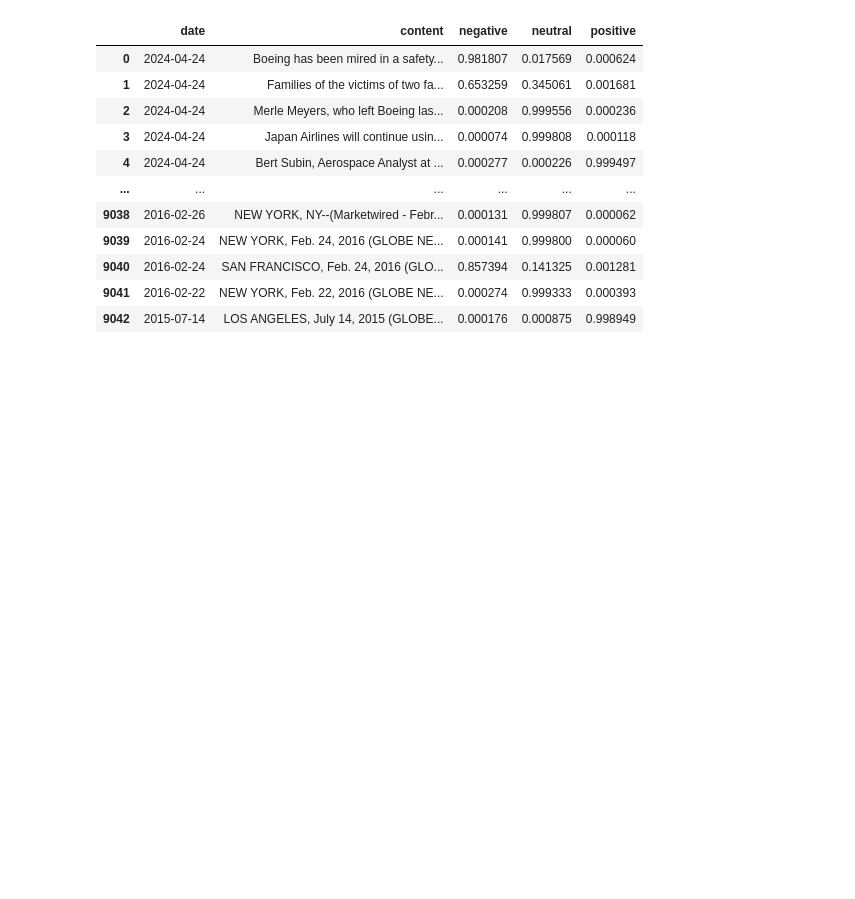
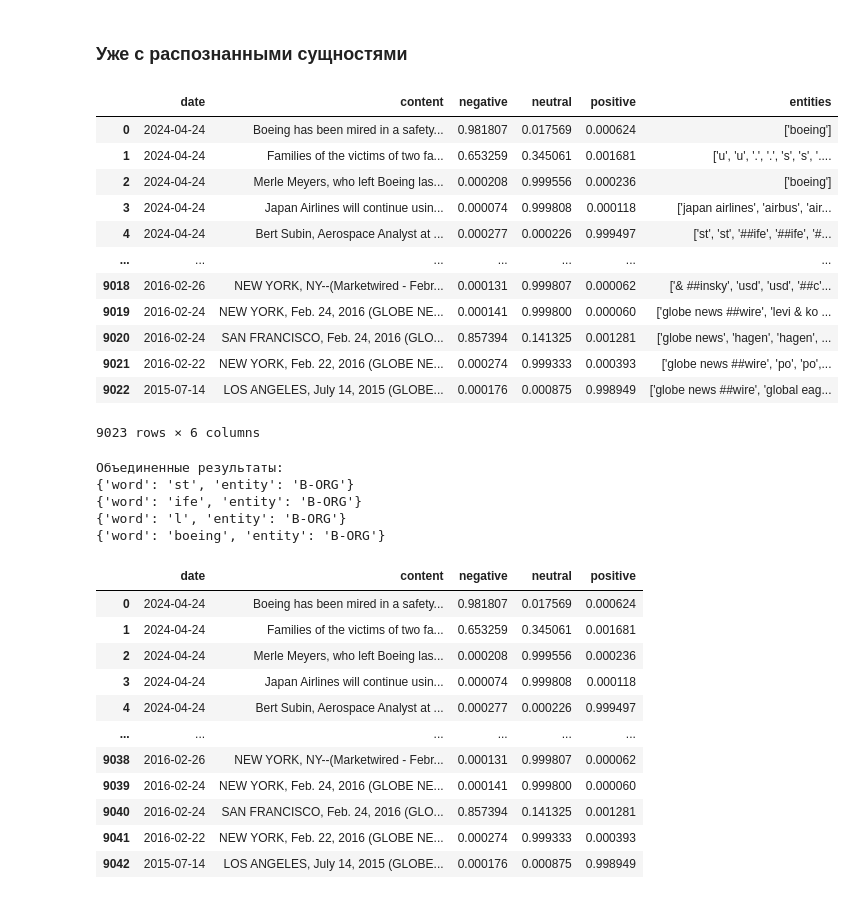
Before and after one commit to muzafarovdan/MyEducation, a Jupyter notebook: NLP/EDA.ipynb, the cells around one changed output. Cells and saved outputs as stored; diff of their text form; code cells hidden in the pictures; blank space fills up the shorter version.

```diff
--- a/NLP/EDA.ipynb
+++ b/NLP/EDA.ipynb
@@ -4,5 +5,60 @@ import numpy as np
 # %%
 df = pd.read_excel('BA_Stock news with sentiment.xlsx')
+# %% [markdown]
+### Уже с распознанными сущностями
+# %%
+df = pd.read_csv('BA_with_entities.csv')
+# %%
+df
+# %% [output]
+|  | date | content | negative | neutral | positive | entities |
+| 0 | 2024-04-24 | Boeing has been mired in a safety... | 0.981807 | 0.017569 | 0.000624 | ['boeing'] |
+| 1 | 2024-04-24 | Families of the victims of two fa... | 0.653259 | 0.345061 | 0.001681 | ['u', 'u', '.', '.', 's', 's', '.... |
+| 2 | 2024-04-24 | Merle Meyers, who left Boeing las... | 0.000208 | 0.999556 | 0.000236 | ['boeing'] |
+| 3 | 2024-04-24 | Japan Airlines will continue usin... | 0.000074 | 0.999808 | 0.000118 | ['japan airlines', 'airbus', 'air... |
+| 4 | 2024-04-24 | Bert Subin, Aerospace Analyst at ... | 0.000277 | 0.000226 | 0.999497 | ['st', 'st', '##ife', '##ife', '#... |
+| ... | ... | ... | ... | ... | ... | ... |
+| 9018 | 2016-02-26 | NEW YORK, NY--(Marketwired - Febr... | 0.000131 | 0.999807 | 0.000062 | ['& ##insky', 'usd', 'usd', '##c'... |
+| 9019 | 2016-02-24 | NEW YORK, Feb. 24, 2016 (GLOBE NE... | 0.000141 | 0.999800 | 0.000060 | ['globe news ##wire', 'levi & ko ... |
+| 9020 | 2016-02-24 | SAN FRANCISCO, Feb. 24, 2016 (GLO... | 0.857394 | 0.141325 | 0.001281 | ['globe news', 'hagen', 'hagen', ... |
+| 9021 | 2016-02-22 | NEW YORK, Feb. 22, 2016 (GLOBE NE... | 0.000274 | 0.999333 | 0.000393 | ['globe news ##wire', 'po', 'po',... |
+| 9022 | 2015-07-14 | LOS ANGELES, July 14, 2015 (GLOBE... | 0.000176 | 0.000875 | 0.998949 | ['globe news ##wire', 'global eag... |
+9023 rows × 6 columns
+# %%
+def reconstruct_entities(ner_results):
+    reconstructed_entities = []
+    current_word = ""
+    current_entity = None
+
+    for result in ner_results:
+        token = result['word'].replace("##", "")
+
+        if result['entity'].startswith("B-"):
+            if current_word:  # Заканчиваем предыдущее слово
+                reconstructed_entities.append(
+                    {"word": current_word, "entity": current_entity}
+                )
+            current_word = token  # Начинаем новое слово
+            current_entity = result['entity']
+        elif result['entity'].startswith("I-") and current_word:
+            current_word += token  # Присоединяем к текущему слову
+
+    # Добавляем последнее слово, если оно есть
+    if current_word:
+        reconstructed_entities.append({"word": current_word, "entity": current_entity})
+
+    return reconstructed_entities
+
+
+print("Объединенные результаты:")
+for org in reconstructed_orgs:
+    print(org)
+# %% [output]
+Объединенные результаты:
+{'word': 'st', 'entity': 'B-ORG'}
+{'word': 'ife', 'entity': 'B-ORG'}
+{'word': 'l', 'entity': 'B-ORG'}
+{'word': 'boeing', 'entity': 'B-ORG'}
 # %%
 df = df.dropna(subset=['content'])
 # %%
```
Also changed, not shown: parts of 40 cells of this notebook, 4 other files.
